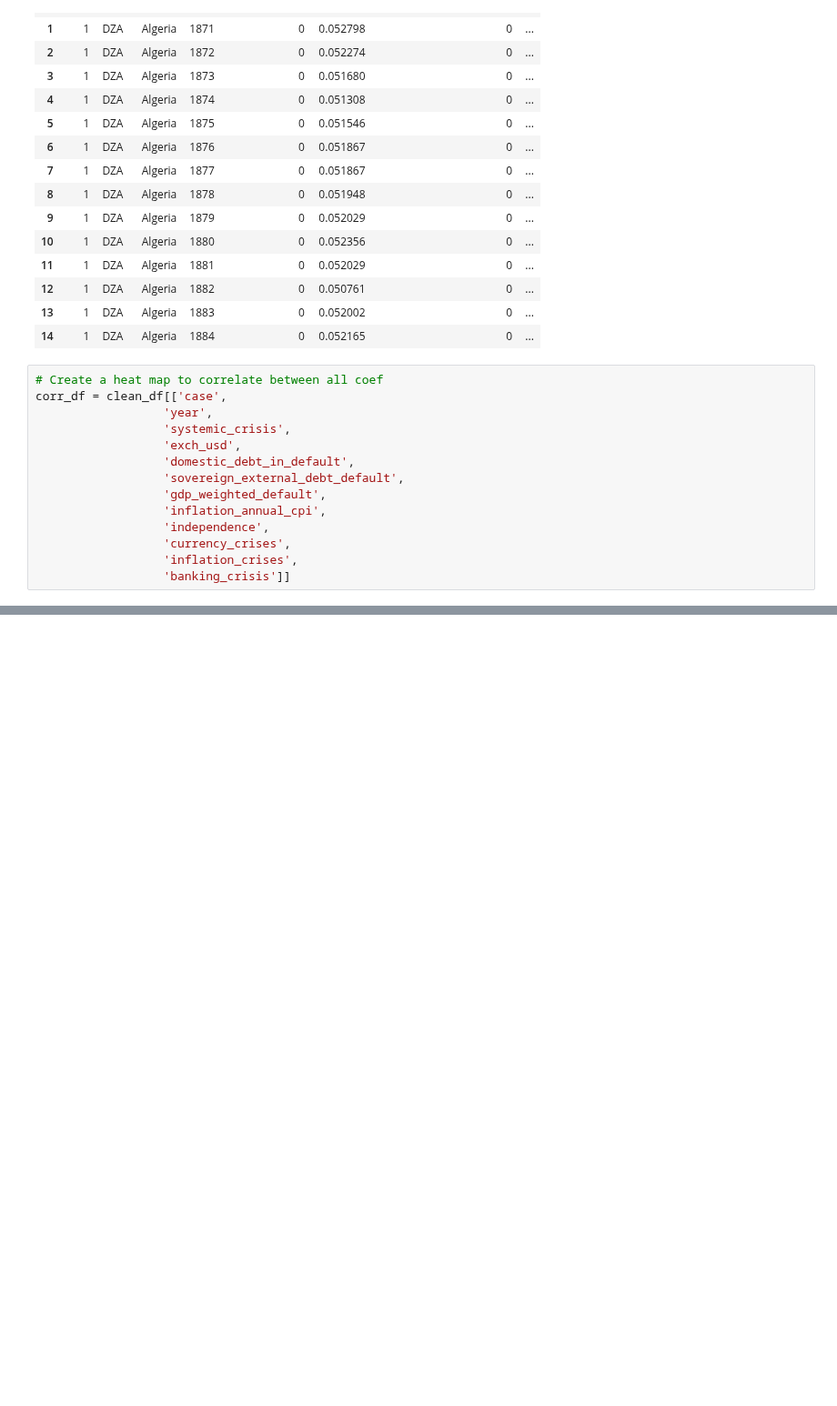
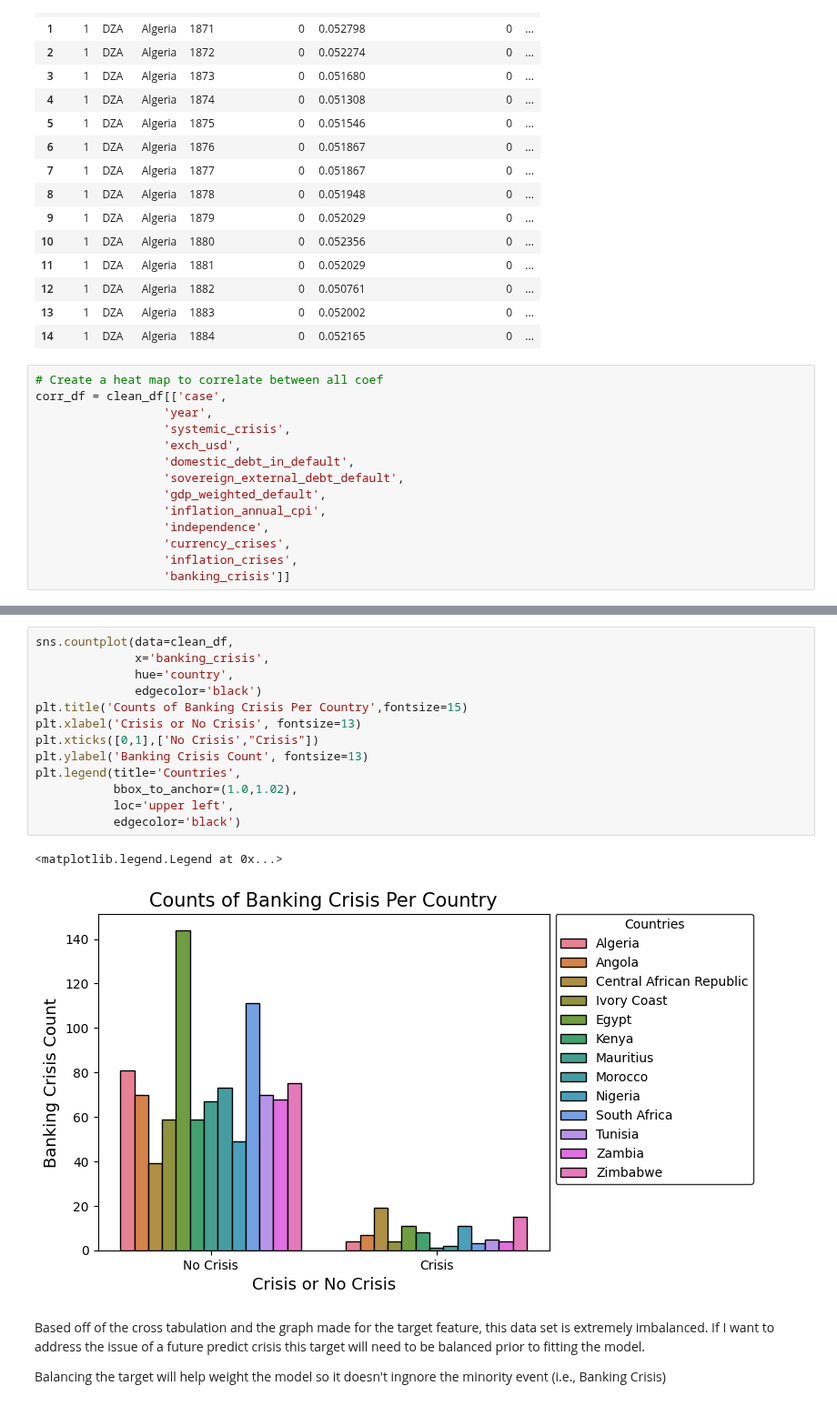
Before and after one commit to LeeBoy-Hmong/MachineLearning, a Jupyter notebook: FinancialCrisis/Financial.ipynb, the cells around one changed output, grey strips where cells are left out. Shown at 91% size. Cells and saved outputs as stored; diff of their text form; blank space fills up the shorter version.

Commit message:
More EDA - imbalance in data

```diff
--- a/FinancialCrisis/Financial.ipynb
+++ b/FinancialCrisis/Financial.ipynb
@@ -171,3 +175,23 @@ pd.crosstab(clean_df['banking_crisis'], clean_df['systemic_crisis'], normalize='
 | banking_crisis |  |  |
 | 0 | 0.993782 | 0.006218 |
 | 1 | 0.191489 | 0.808511 |
+# %%
+sns.countplot(data=clean_df,
+              x='banking_crisis',
+              hue='country',
+              edgecolor='black')
+plt.title('Counts of Banking Crisis Per Country',fontsize=15)
+plt.xlabel('Crisis or No Crisis', fontsize=13)
+plt.xticks([0,1],['No Crisis',"Crisis"])
+plt.ylabel('Banking Crisis Count', fontsize=13)
+plt.legend(title='Countries',
+           bbox_to_anchor=(1.0,1.02),
+           loc='upper left',
+           edgecolor='black')
+# %% [output]
+<matplotlib.legend.Legend at 0x...>
+[figure, added]
+# %% [markdown]
+Based off of the cross tabulation and the graph made for the target feature, this data set is extremely imbalanced. If I want to address the issue of a future predict crisis this target will need to be balanced prior to fitting the model.
+
+Balancing the target will help weight the model so it doesn't ingnore the minority event (i.e., Banking Crisis)
```
Also changed, not shown: parts of 3 cells of this notebook.
